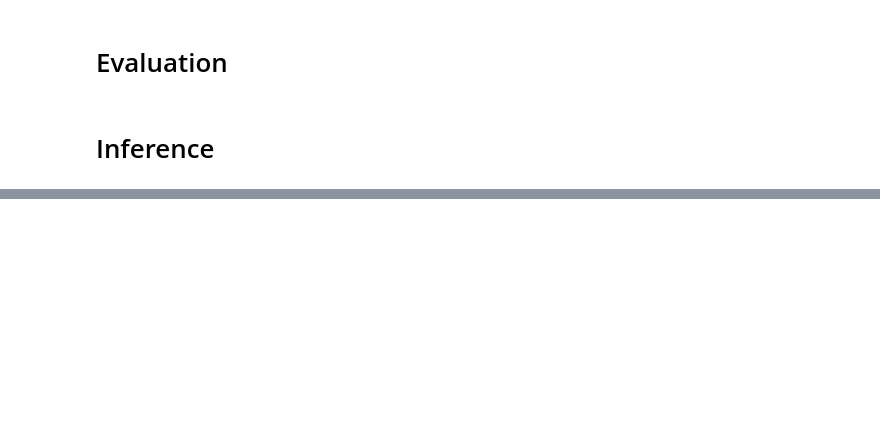
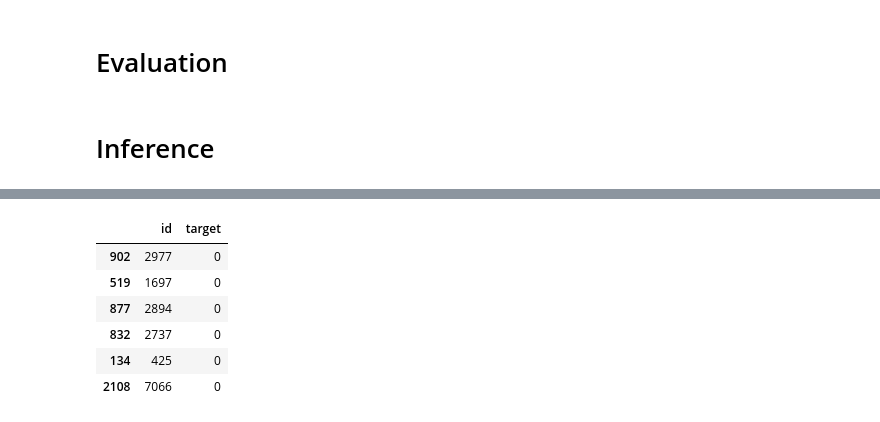
Before and after one commit to kristopher-smith/RNN_Disaster-Tweets, a Jupyter notebook: rnn-for-disaster-tweet-classification.ipynb, the cells around one changed output, grey strips where cells are left out. Saved outputs shown, nothing was run; the diff lists cells and outputs as text; code cells hidden in the pictures; blank space fills up the shorter version.

```diff
--- a/rnn-for-disaster-tweet-classification.ipynb
+++ b/rnn-for-disaster-tweet-classification.ipynb
@@ -654,0 +1480,10 @@ sub.to_csv('submission.csv',index=False)
+# %%
+submission.sample(6)
+# %% [output]
+|  | id | target |
+| 902 | 2977 | 0 |
+| 519 | 1697 | 0 |
+| 877 | 2894 | 0 |
+| 832 | 2737 | 0 |
+| 134 | 425 | 0 |
+| 2108 | 7066 | 0 |
```
Also changed, not shown: parts of 17 cells of this notebook.
